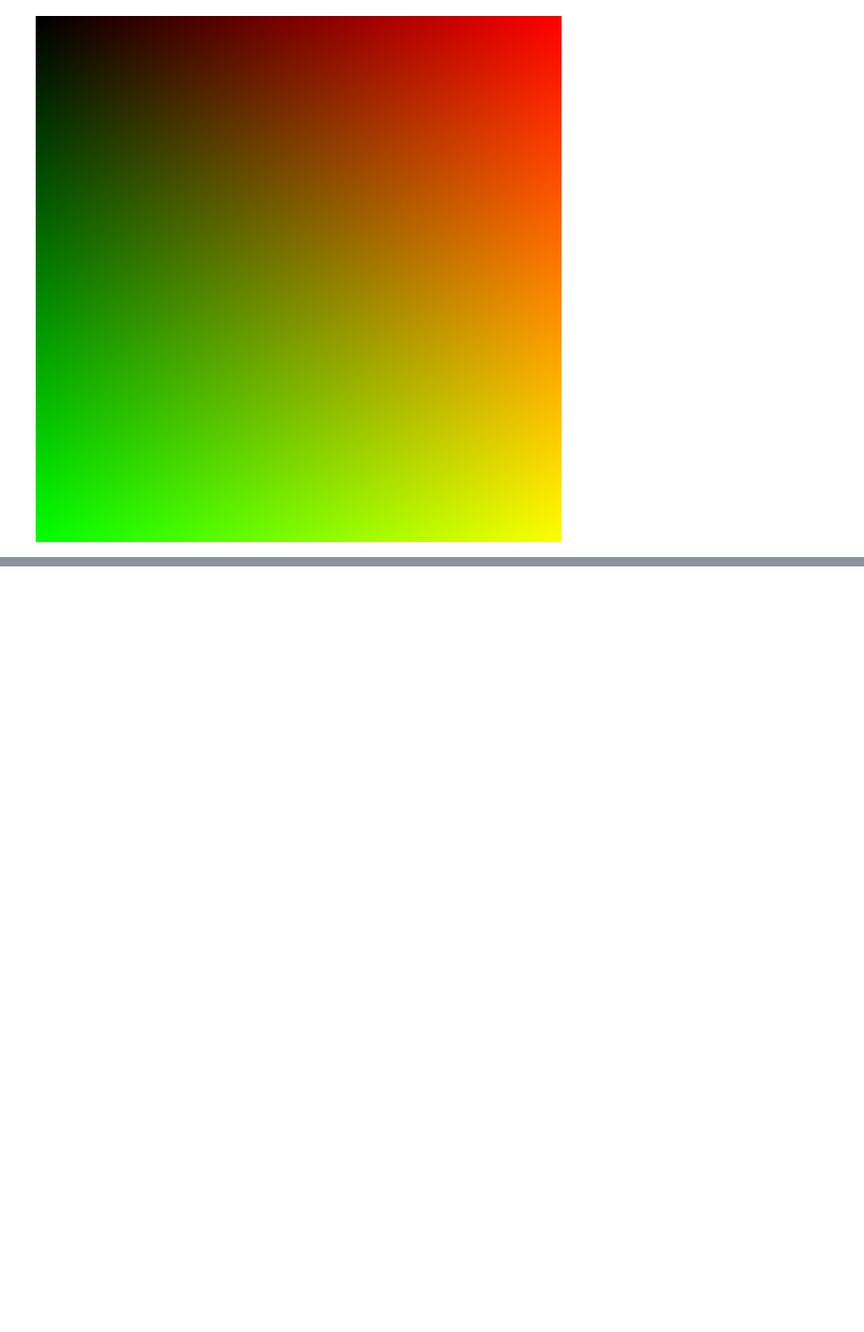
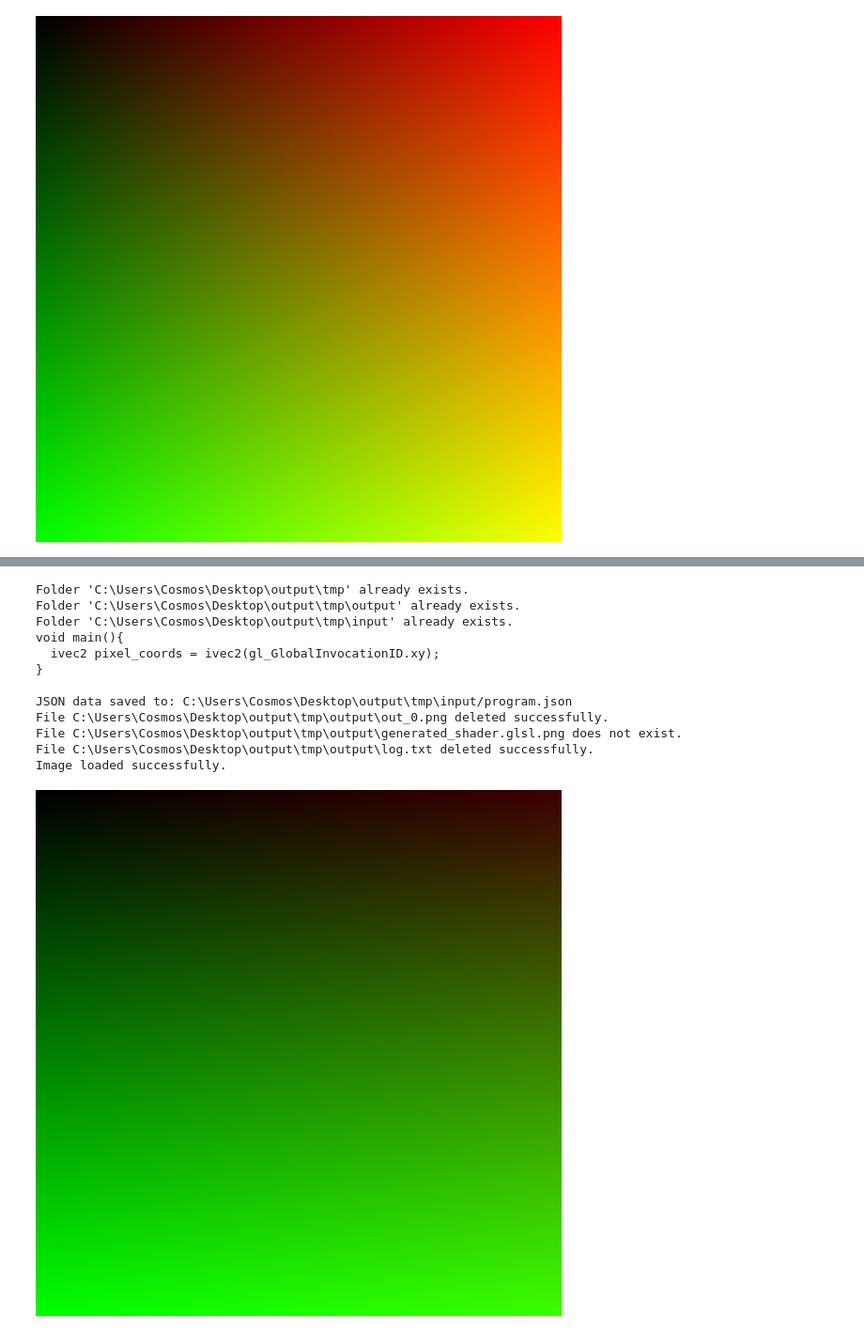
Before and after one commit to Infinitusvoid/NodeGWIKO, a Jupyter notebook: jupyter_notebooks/TunnelGenerating.ipynb, the cells around one changed output, grey strips where cells are left out. Shown: that part at 94% size. Saved outputs shown, nothing was run; the diff lists cells and outputs as text; code cells hidden in the pictures; blank space fills up the shorter version.

```diff
--- a/jupyter_notebooks/TunnelGenerating.ipynb
+++ b/jupyter_notebooks/TunnelGenerating.ipynb
@@ -325,0 +320,50 @@ int int_frame = 0;
+# %%
+g = Generate("C:/Users/Cosmos/Desktop/output/tmp/")
+
+class Write():
+    def __init__(self):
+        self.tokens = []
+    def add(self, el):
+        self.tokens.append(el)
+    def get_str(self):
+        return "".join(self.tokens)
+string_glsl_source  = """
+void main()
+{
+    ivec2 pixel_coords = ivec2(gl_GlobalInvocationID.xy);
+    vec4 color = vec4(pixel_coords.x / 1024.0, pixel_coords.y / 1024.0, 0.0, 1.0);
+    color.g = color.g + float(int_frame) * 0.01;
+    color.r *= 0.24;
+    imageStore(out0, pixel_coords, color);
+}
+    """
+
+
+w = Write()
+w.add()
+w.add("void main(){\n");
+w.add("  ivec2 pixel_coords = ivec2(gl_GlobalInvocationID.xy);\n")
+w.add("  vec4 color = vec4(pixel_coords.x / 1024.0, pixel_coords.y / 1024.0, 0.0, 1.0);\n")
+w.add("  color.g = color.g + float(int_frame) * 0.01;\n")
+w.add("  color.r *= 0.24;\n")
+w.add("  imageStore(out0, pixel_coords, color);\n")
+w.add("}\n")
+
+print(w.get_str())
+string_source = "int int_frame = " +  str(0) + ";\n" + string_glsl_source
+
+g.generate(string_source, False)
+# %% [output]
+Folder 'C:\Users\Cosmos\Desktop\output\tmp' already exists.
+Folder 'C:\Users\Cosmos\Desktop\output\tmp\output' already exists.
+Folder 'C:\Users\Cosmos\Desktop\output\tmp\input' already exists.
+void main(){
+  ivec2 pixel_coords = ivec2(gl_GlobalInvocationID.xy);
+}
+
+JSON data saved to: C:\Users\Cosmos\Desktop\output\tmp\input/program.json
+File C:\Users\Cosmos\Desktop\output\tmp\output\out_0.png deleted successfully.
+File C:\Users\Cosmos\Desktop\output\tmp\output\generated_shader.glsl.png does not exist.
+File C:\Users\Cosmos\Desktop\output\tmp\output\log.txt deleted successfully.
+Image loaded successfully.
+[figure, added]
```
Also changed, not shown: parts of 2 cells of this notebook, 1 other file.
